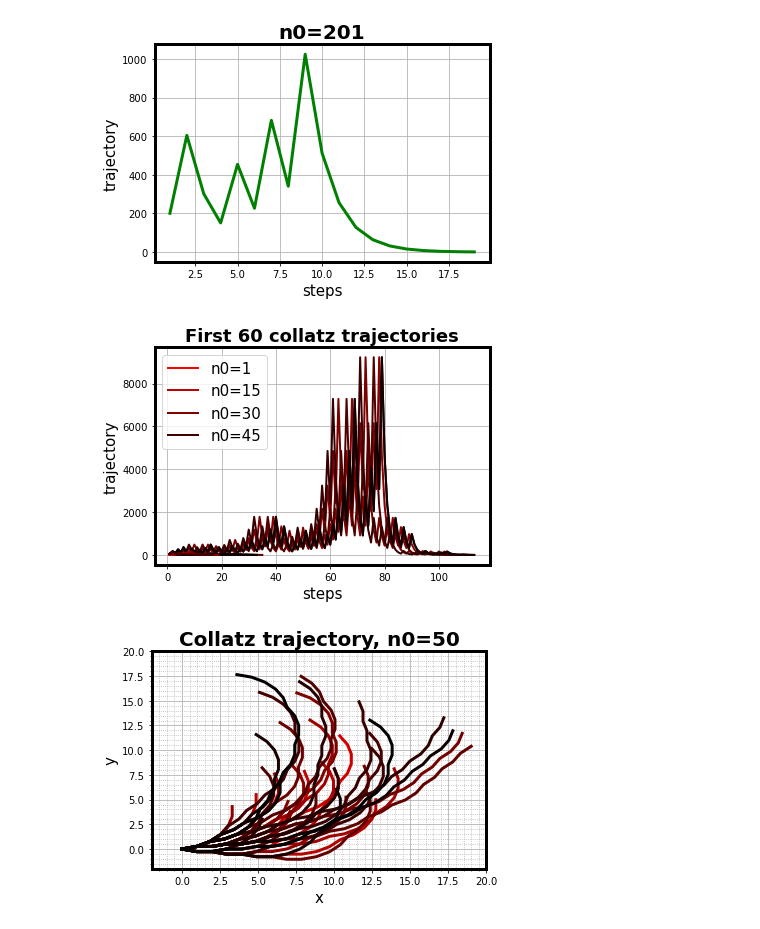
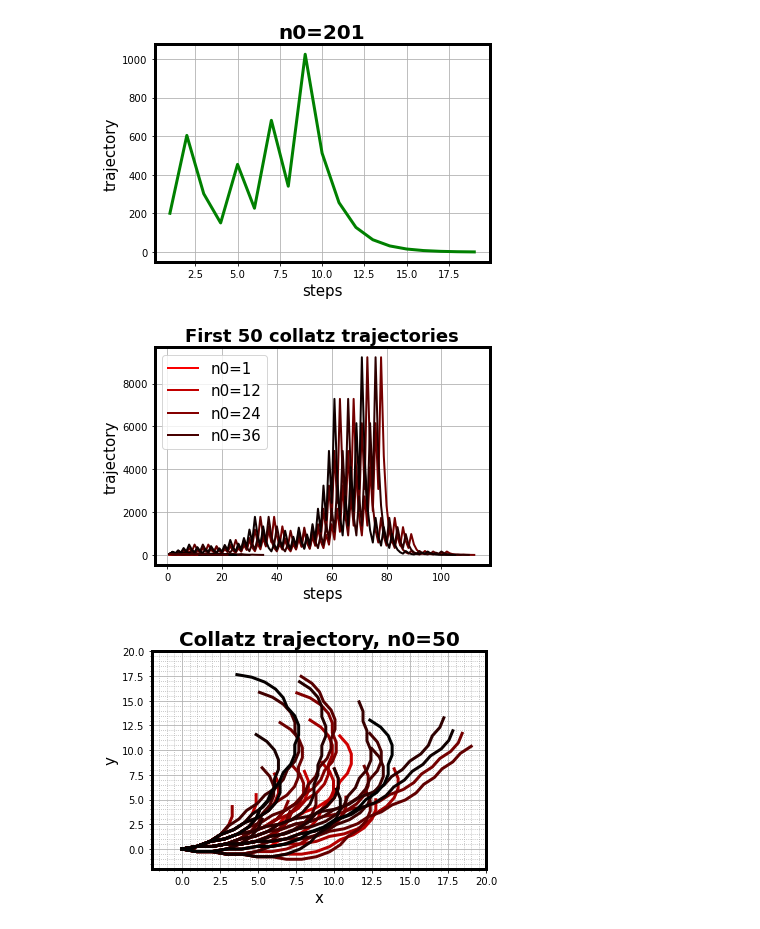
Before and after one commit to souticksaha21/Python_codes, a Jupyter notebook: Collatz_conjecture.ipynb, the cells around one changed output. Drawn from its saved outputs; the diff is of its cells as text; code cells hidden in the pictures.

```diff
--- a/Collatz_conjecture.ipynb
+++ b/Collatz_conjecture.ipynb
@@ -53,7 +53,7 @@ plt.grid()
 [figure]
 # %%
 #This shows the collatz trajectory for a number n0
-nm=0 #maximum value of starting point
+nm=50 #maximum value of starting point
 traj=nm #trajectories for numbers from 1 to traj
 x0=[]
 y=[] #list of collatz trajectories
@@ -76,34 +76,34 @@ for k in range(len(y)):
     c2=[1-nstart[k]/traj, 0, 0] #random colors
     plt.plot(x0[k],y[k],color=c2,linewidth=2)
 
 #For legends
 n0=1
 n1=int(nm/4)
 n2=2*n1
 n3=3*n1
 c2=[1-nstart[n0-1]/traj, 0, 0] #random colors
 fig0,=plt.plot(x0[n0-1],y[n0-1],color=c2,linewidth=2)
 
 c2=[1-nstart[n1-1]/traj, 0, 0] #random colors
 fig1,=plt.plot(x0[n1-1],y[n1-1],color=c2,linewidth=2)
 
 c2=[1-nstart[n2-1]/traj, 0, 0] #random colors
 fig2,=plt.plot(x0[n2-1],y[n2-1],color=c2,linewidth=2)
 
 c2=[1-nstart[n3-1]/traj, 0, 0] #random colors
 fig3,=plt.plot(x0[n3-1],y[n3-1],color=c2,linewidth=2)
 
 plt.xlabel("steps")
 plt.title("First "+str(nm)+" collatz trajectories",fontsize=18, fontweight='bold')
 plt.ylabel("trajectory",fontsize=15)
 plt.legend([fig0,fig1,fig2,fig3],['n0='+str(n0), 'n0='+str(n1),'n0='+str(n2),'n0='+str(n3)], loc='upper left',fontsize=15)
 ax = plt.gca()
 for axis in ['top','bottom','left','right']:
   ax.spines[axis].set_linewidth(3)
 plt.xlabel("steps",fontsize=15)
 plt.grid()
 # %% [output]
-[figure, old version]
+[figure, new version]
 # %%
 #This expresses the trajectory as : Starting from n0 which corresponds to point (0,0) if the number in the next step is
 #even then we move the add (cos(d\theta),sin(d\theta)) else we move the point to (cos(-d\theta),sin(-dtheta))
```
Also changed, not shown: parts of 1 cell of this notebook, 2 other files.
